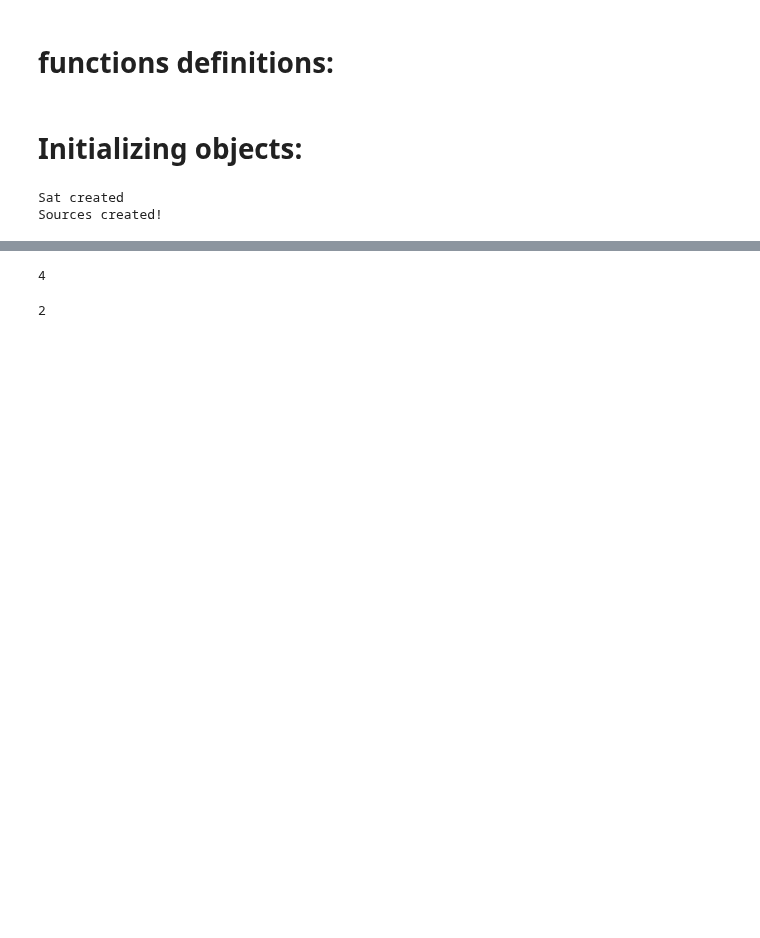
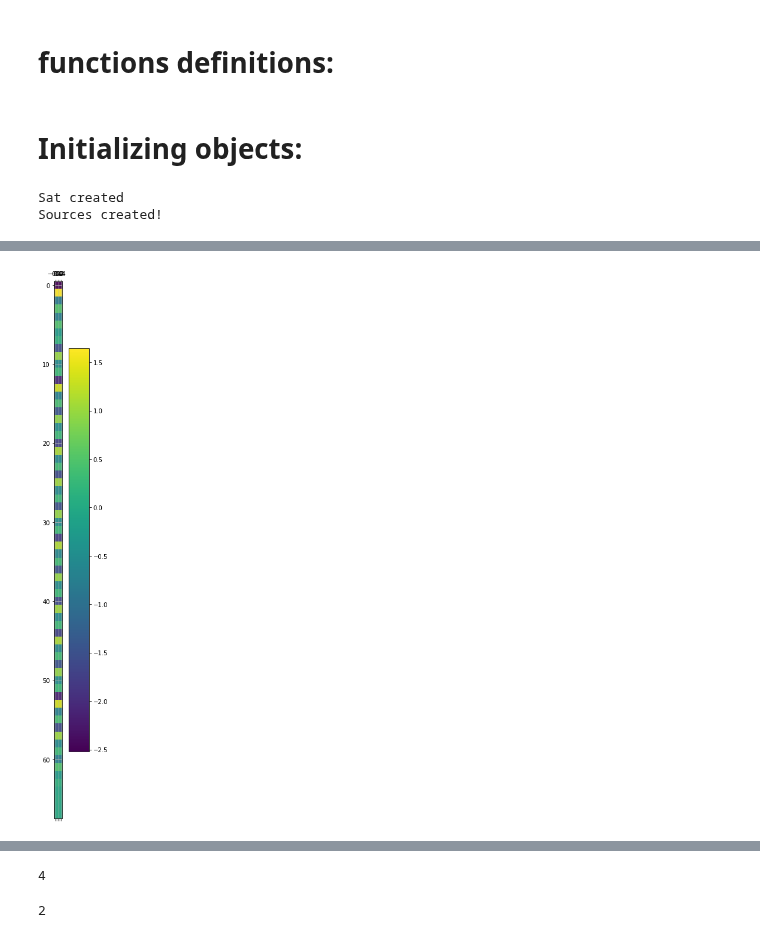
Before and after one commit to bombrun/GaiaLab, a Jupyter notebook: notebooks/4-test_attitude_update.ipynb, the cells around one changed output, grey strips where cells are left out. Saved outputs shown, nothing was run; the diff lists cells and outputs as text; code cells hidden in the pictures; blank space fills up the shorter version.

```diff
--- a/notebooks/4-test_attitude_update.ipynb
+++ b/notebooks/4-test_attitude_update.ipynb
@@ -225,0 +250,6 @@ LinAlgError: Singular matrix
+# %%
+N_aa = Solver.compute_attitude_LHS()
+print('N_aa computed')
+h = Solver.compute_attitude_RHS()
+print('shape of h: ', h.shape)
+print('h/4: ', h.shape[0]/4)
@@ -226,3 +411,10 @@ LinAlgError: Singular matrix
+# %%
+plt.matshow(h, fignum=None)
+plt.colorbar()
+plt.grid()
+plt.show()
+# %% [output]
+[figure, added]
 # %%
 helpers.plot_sparsity_pattern(N_aa[10:18, 0:10], 1)
 helpers.plot_sparsity_pattern(N_aa[0:40, 0:40], 4)
```
Also changed, not shown: parts of 32 cells of this notebook, 4 other files.
